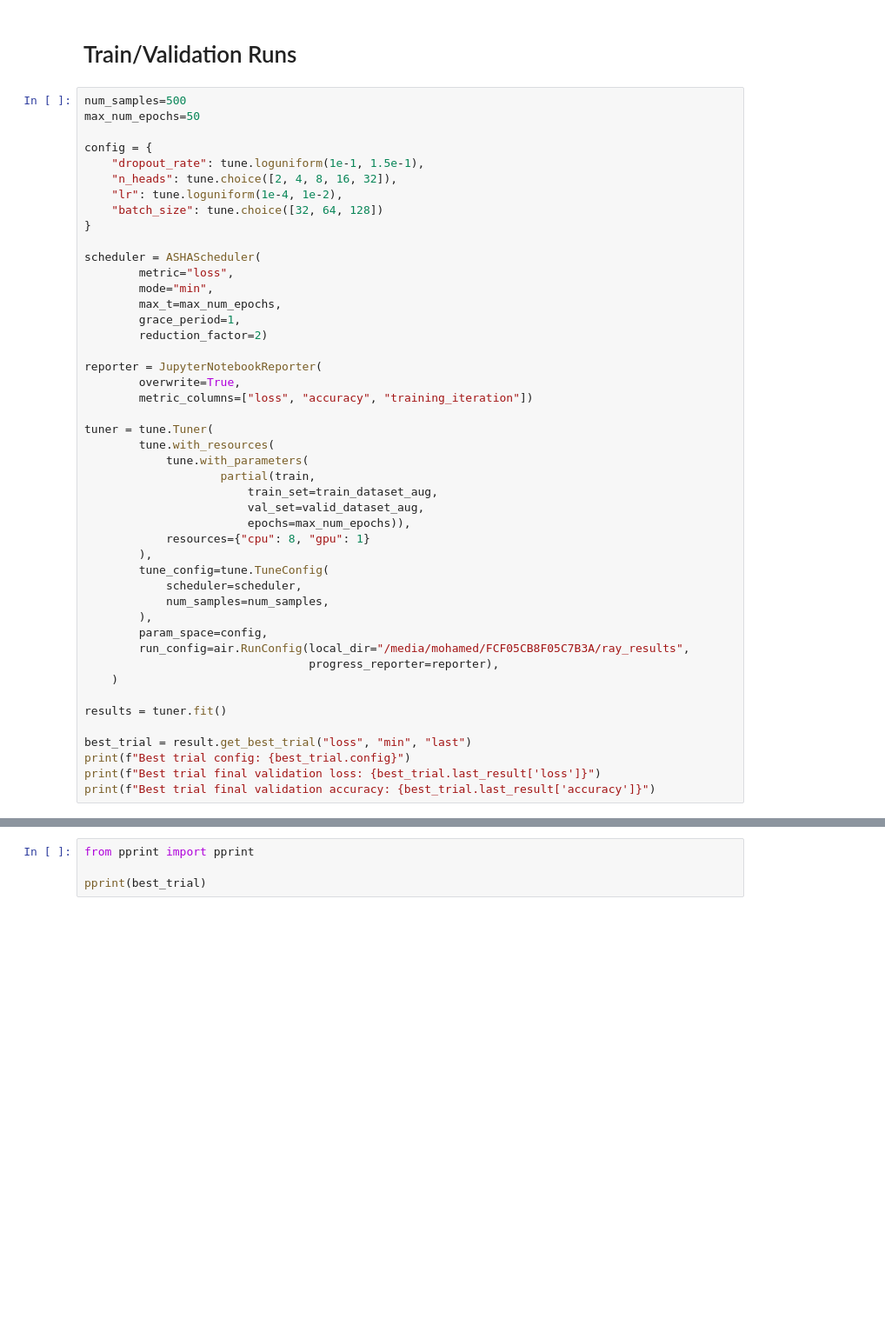
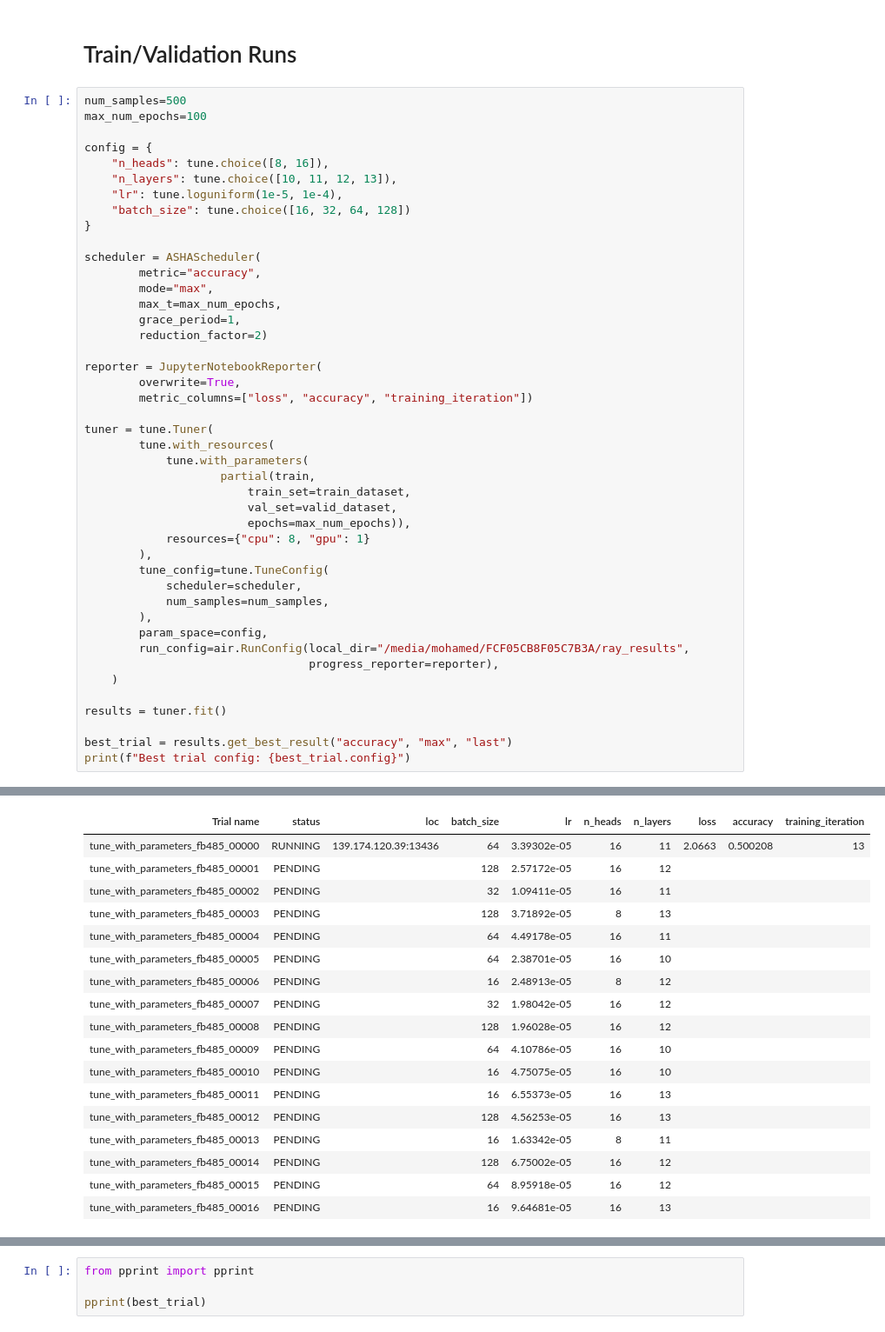
Before and after one commit to Ben1Mo/Transformer-Encoder-Based-Arabic-Speech-Recognition, a Jupyter notebook: AudioSpectogram.ipynb, the cells around one changed output, grey strips where cells are left out. Shown at 87% size. Saved outputs shown, nothing was run; the diff lists cells and outputs as text; blank space fills up the shorter version.

```diff
--- a/AudioSpectogram.ipynb
+++ b/AudioSpectogram.ipynb
@@ -665,18 +976,18 @@ def test(model, test_set, device, batch_size=64):
 # Train/Validation Runs
 # %%
 num_samples=500
-max_num_epochs=50
+max_num_epochs=100
 
 config = {
-    "dropout_rate": tune.loguniform(1e-1, 1.5e-1),
-    "n_heads": tune.choice([2, 4, 8, 16, 32]),
-    "lr": tune.loguniform(1e-4, 1e-2),
-    "batch_size": tune.choice([32, 64, 128])
+    "n_heads": tune.choice([8, 16]),
+    "n_layers": tune.choice([10, 11, 12, 13]),
+    "lr": tune.loguniform(1e-5, 1e-4),
+    "batch_size": tune.choice([16, 32, 64, 128])
 }
 
 scheduler = ASHAScheduler(
-        metric="loss",
-        mode="min",
+        metric="accuracy",
+        mode="max",
         max_t=max_num_epochs,
         grace_period=1,
         reduction_factor=2)
@@ -689,8 +1000,8 @@ tuner = tune.Tuner(
         tune.with_resources(
             tune.with_parameters(
                     partial(train,
-                        train_set=train_dataset_aug,
-                        val_set=valid_dataset_aug,
+                        train_set=train_dataset,
+                        val_set=valid_dataset,
                         epochs=max_num_epochs)),
             resources={"cpu": 8, "gpu": 1}
         ),
@@ -705,7 +1016,6 @@ tuner = tune.Tuner(
 
 results = tuner.fit()
 
-best_trial = result.get_best_trial("loss", "min", "last")
+best_trial = results.get_best_result("accuracy", "max", "last")
 print(f"Best trial config: {best_trial.config}")
-print(f"Best trial final validation loss: {best_trial.last_result['loss']}")
-print(f"Best trial final validation accuracy: {best_trial.last_result['accuracy']}")
+# %% [output]
@@ -711,0 +1031,18 @@ print(f"Best trial final validation accuracy: {best_trial.last_result['accuracy'
+| Trial name | status | loc | batch_size | lr | n_heads | n_layers | loss | accuracy | training_iteration |
+| tune_with_parameters_fb485_00000 | RUNNING | 139.174.120.39:13436 | 64 | 3.39302e-05 | 16 | 11 | 2.0663 | 0.500208 | 13 |
+| tune_with_parameters_fb485_00001 | PENDING |  | 128 | 2.57172e-05 | 16 | 12 |  |  |  |
+| tune_with_parameters_fb485_00002 | PENDING |  | 32 | 1.09411e-05 | 16 | 11 |  |  |  |
+| tune_with_parameters_fb485_00003 | PENDING |  | 128 | 3.71892e-05 | 8 | 13 |  |  |  |
+| tune_with_parameters_fb485_00004 | PENDING |  | 64 | 4.49178e-05 | 16 | 11 |  |  |  |
+| tune_with_parameters_fb485_00005 | PENDING |  | 64 | 2.38701e-05 | 16 | 10 |  |  |  |
+| tune_with_parameters_fb485_00006 | PENDING |  | 16 | 2.48913e-05 | 8 | 12 |  |  |  |
+| tune_with_parameters_fb485_00007 | PENDING |  | 32 | 1.98042e-05 | 16 | 12 |  |  |  |
+| tune_with_parameters_fb485_00008 | PENDING |  | 128 | 1.96028e-05 | 16 | 12 |  |  |  |
+| tune_with_parameters_fb485_00009 | PENDING |  | 64 | 4.10786e-05 | 16 | 10 |  |  |  |
+| tune_with_parameters_fb485_00010 | PENDING |  | 16 | 4.75075e-05 | 16 | 10 |  |  |  |
+| tune_with_parameters_fb485_00011 | PENDING |  | 16 | 6.55373e-05 | 16 | 13 |  |  |  |
+| tune_with_parameters_fb485_00012 | PENDING |  | 128 | 4.56253e-05 | 16 | 13 |  |  |  |
+| tune_with_parameters_fb485_00013 | PENDING |  | 16 | 1.63342e-05 | 8 | 11 |  |  |  |
+| tune_with_parameters_fb485_00014 | PENDING |  | 128 | 6.75002e-05 | 16 | 12 |  |  |  |
+| tune_with_parameters_fb485_00015 | PENDING |  | 64 | 8.95918e-05 | 16 | 12 |  |  |  |
+| tune_with_parameters_fb485_00016 | PENDING |  | 16 | 9.64681e-05 | 16 | 13 |  |  |  |
```
Also changed, not shown: parts of 9 cells of this notebook.
